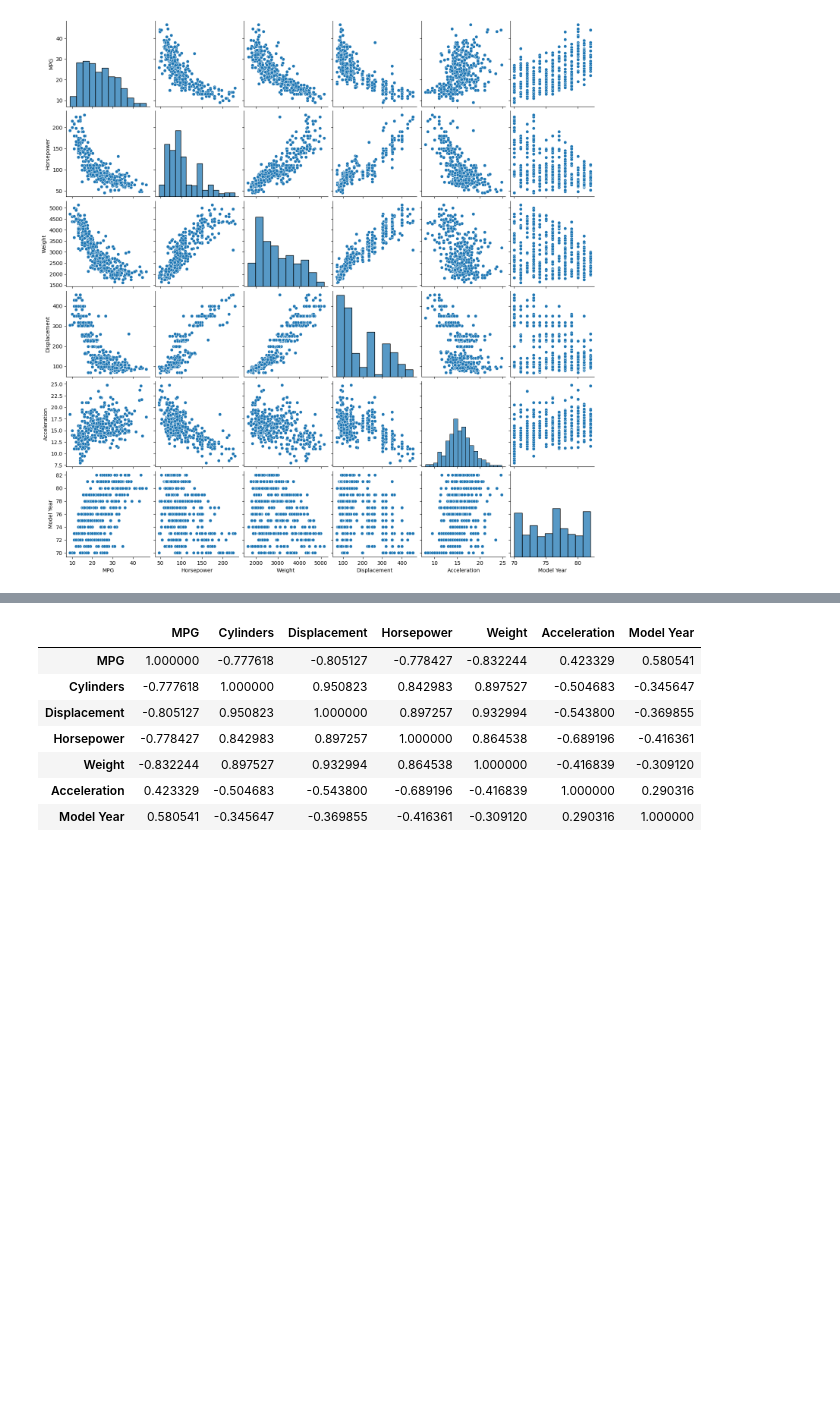
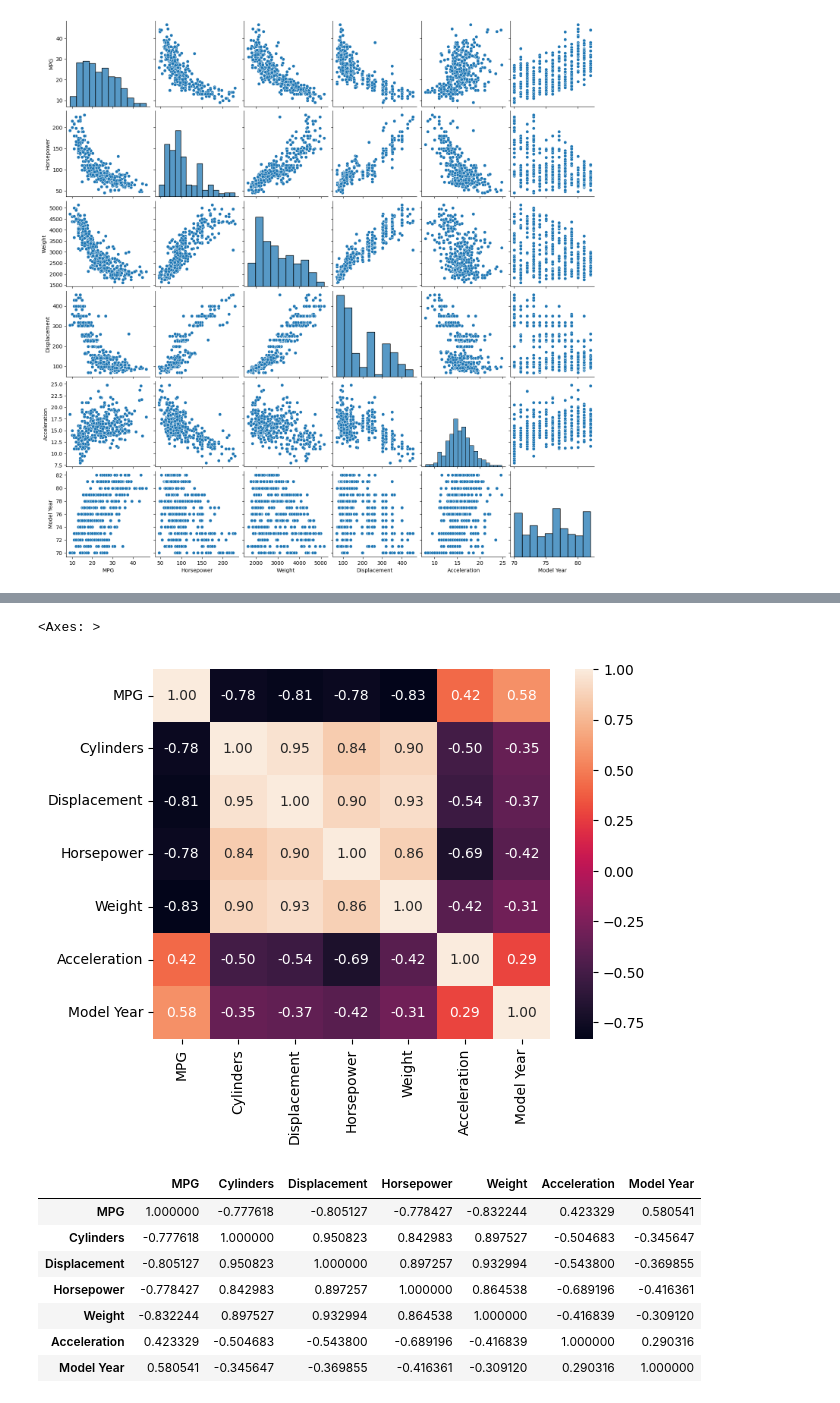
Before and after one commit to swayamduhan/ml-algorithms, a Jupyter notebook: linear-regression/auto-mpg/clean_dataset/cleanup.ipynb, the cells around one changed output, grey strips where cells are left out. Cells and saved outputs as stored; diff of their text form; code cells hidden in the pictures; blank space fills up the shorter version.

```diff
--- a/linear-regression/auto-mpg/clean_dataset/cleanup.ipynb
+++ b/linear-regression/auto-mpg/clean_dataset/cleanup.ipynb
@@ -77,3 +99,8 @@ sns.pairplot(df, vars=["MPG", "Horsepower", "Weight", "Displacement", "Accelerat
+# %%
+sns.heatmap(df.corr(), annot=True, fmt='.2f')
+# %% [output]
+<Axes: >
+[figure, added]
 # %%
 df.corr()
 # %% [output]
```
Also changed, not shown: parts of 2 cells of this notebook, 2 other files.
